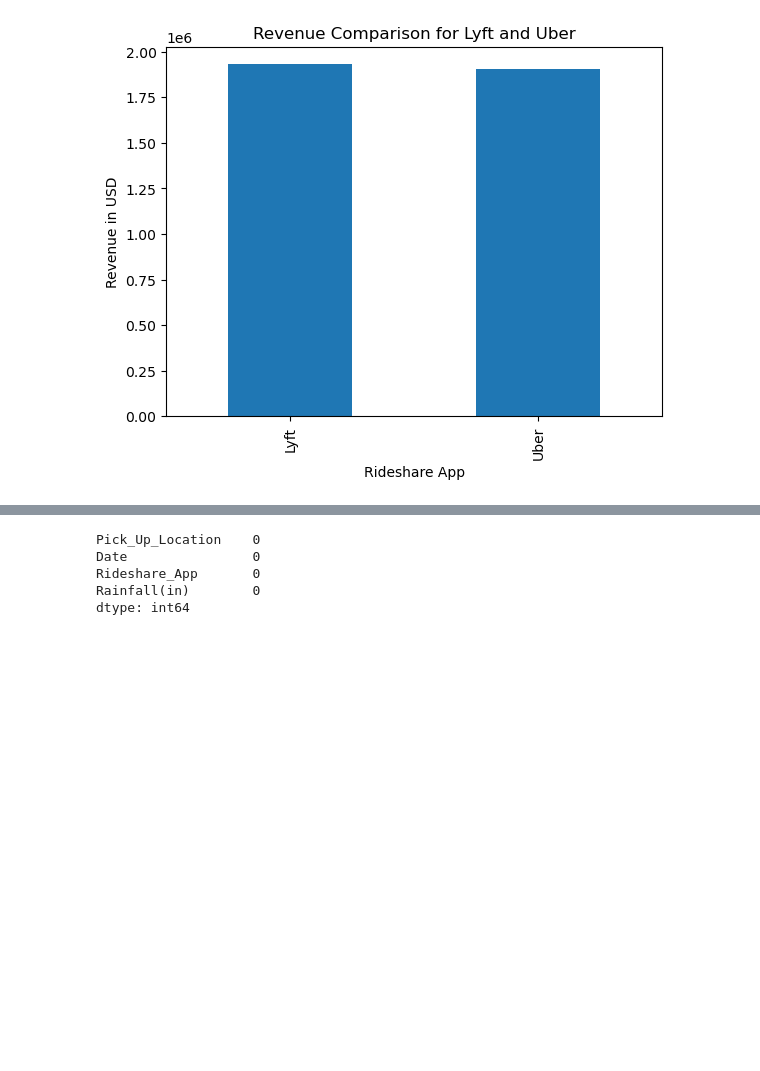
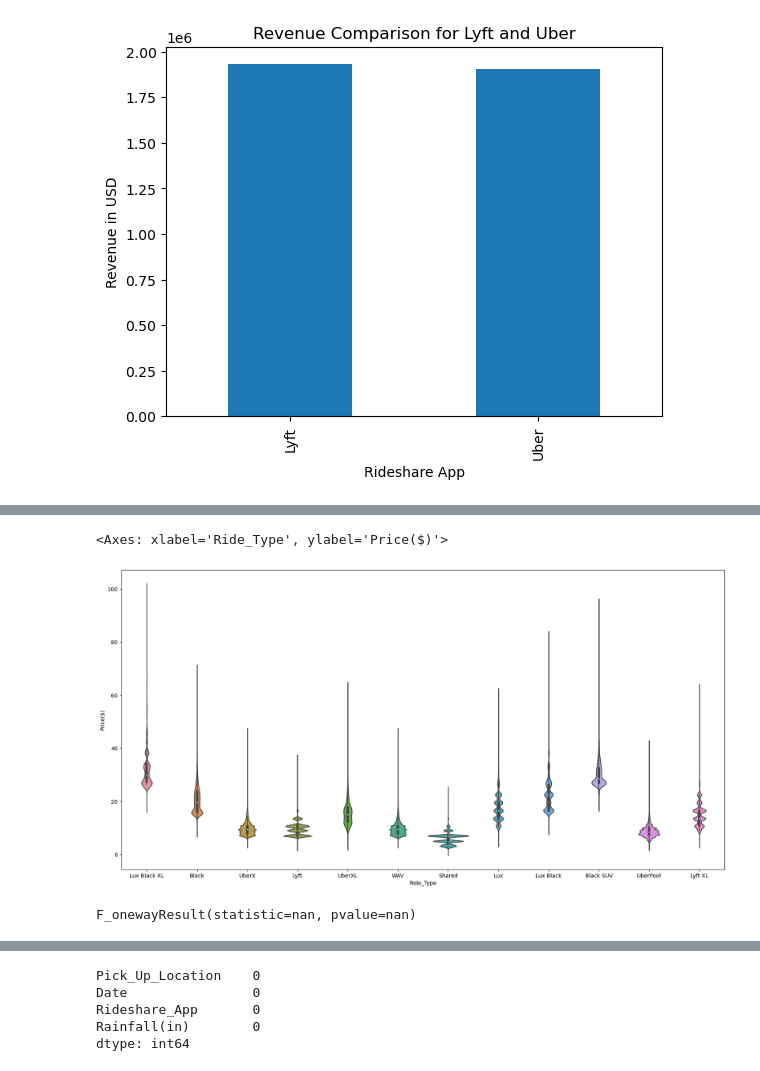
Before and after one commit to marnaji/Project-1, a Jupyter notebook: main.ipynb, the cells around one changed output, grey strips where cells are left out. Drawn from its saved outputs; the diff is of its cells as text; code cells hidden in the pictures; blank space fills up the shorter version.

```diff
--- a/main.ipynb
+++ b/main.ipynb
@@ -249,0 +278,26 @@ plt.show()
+# %%
+# Violin Plot for Destination vs Price
+plt.figure(figsize=(20, 10))
+sns.violinplot(data=final_df, x='Ride_Type', y='Price($)', gridsize=100, cut=10)
+# %% [output]
+<Axes: xlabel='Ride_Type', ylabel='Price($)'>
+[figure, added]
+# %%
+#Anova Ride Type vs Price
+AN0 = final_df[final_df["Ride_Type"] == 'Black']["Price($)"]
+AN1 = final_df[final_df["Ride_Type"] == 'Black SUV']["Price($)"]
+AN2 = final_df[final_df["Ride_Type"] == 'Lux']["Price($)"]
+AN3 = final_df[final_df["Ride_Type"] == 'Lux Black']["Price($)"]
+AN4 = final_df[final_df["Ride_Type"] == 'Lux Black XL']["Price($)"]
+AN5 = final_df[final_df["Ride_Type"] == 'Lyft']["Price($)"]
+AN6 = final_df[final_df["Ride_Type"] == 'Lyft XL']["Price($)"]
+AN7 = final_df[final_df["Ride_Type"] == 'Shared']["Price($)"]
+AN8 = final_df[final_df["Ride_Type"] == 'Taxi']["Price($)"]
+AN9 = final_df[final_df["Ride_Type"] == 'UberPool']["Price($)"]
+AN10 = final_df[final_df["Ride_Type"] == 'UberX']["Price($)"]
+AN11 = final_df[final_df["Ride_Type"] == 'UberXL']["Price($)"]
+AN12 = final_df[final_df["Ride_Type"] == 'WAV']["Price($)"]
+
+stats.f_oneway(AN0, AN1, AN2, AN3, AN4, AN5, AN6, AN7, AN8, AN9, AN10, AN11,AN12)
+# %% [output]
+F_onewayResult(statistic=nan, pvalue=nan)
```
Also changed, not shown: parts of 8 cells of this notebook, 1 other file.
